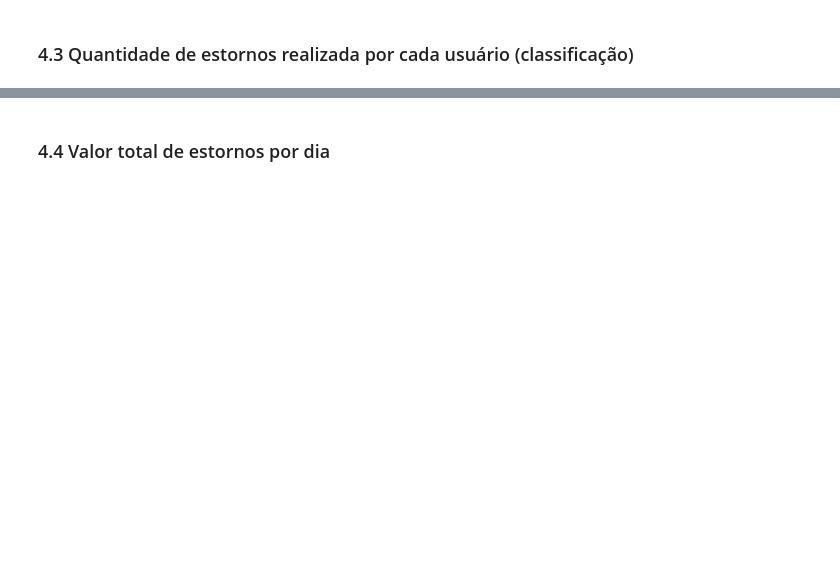
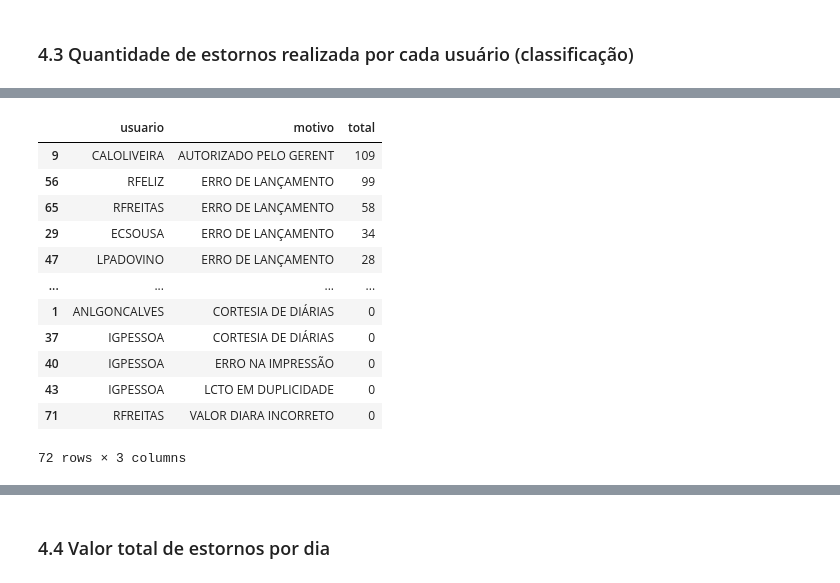
Before and after one commit to strawndri/slaviero-suct-data-analysis, a Jupyter notebook: Notebooks/analise_estornos.ipynb, the cells around one changed output, grey strips where cells are left out. Cells and saved outputs as stored; diff of their text form; code cells hidden in the pictures; blank space fills up the shorter version.

```diff
--- a/Notebooks/analise_estornos.ipynb
+++ b/Notebooks/analise_estornos.ipynb
@@ -205,0 +183,21 @@ frequencia
+# %%
+motivos_por_usuario = pd.crosstab(dataset['usuario'], dataset['motivo'])
+motivos_por_usuario = pd.DataFrame(motivos_por_usuario.stack().reset_index())
+motivos_por_usuario.rename(columns = {0: 'total'}, inplace = True)
+motivos_por_usuario.sort_values(by=['total'], ascending = False, inplace = True)
+
+motivos_por_usuario
+# %% [output]
+|  | usuario | motivo | total |
+| 9 | CALOLIVEIRA | AUTORIZADO PELO GERENT | 109 |
+| 56 | RFELIZ | ERRO DE LANÇAMENTO | 99 |
+| 65 | RFREITAS | ERRO DE LANÇAMENTO | 58 |
+| 29 | ECSOUSA | ERRO DE LANÇAMENTO | 34 |
+| 47 | LPADOVINO | ERRO DE LANÇAMENTO | 28 |
+| ... | ... | ... | ... |
+| 1 | ANLGONCALVES | CORTESIA DE DIÁRIAS | 0 |
+| 37 | IGPESSOA | CORTESIA DE DIÁRIAS | 0 |
+| 40 | IGPESSOA | ERRO NA IMPRESSÃO | 0 |
+| 43 | IGPESSOA | LCTO EM DUPLICIDADE | 0 |
+| 71 | RFREITAS | VALOR DIARA INCORRETO | 0 |
+72 rows × 3 columns
```
Also changed, not shown: parts of 13 cells of this notebook.
